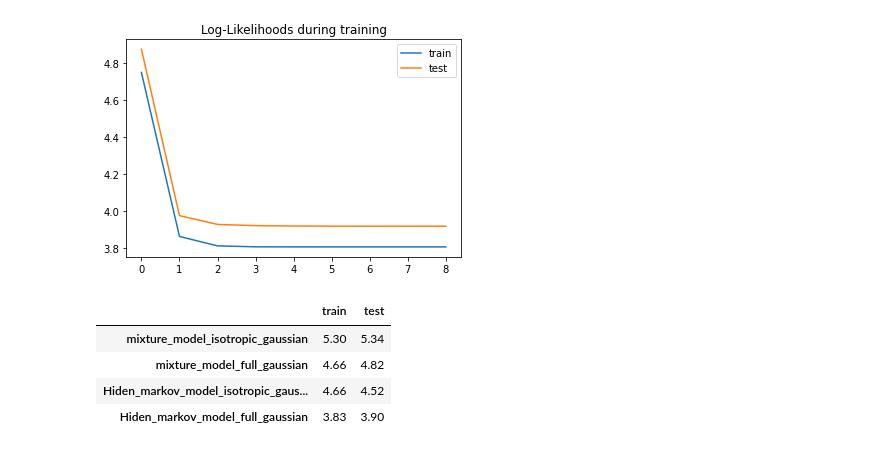
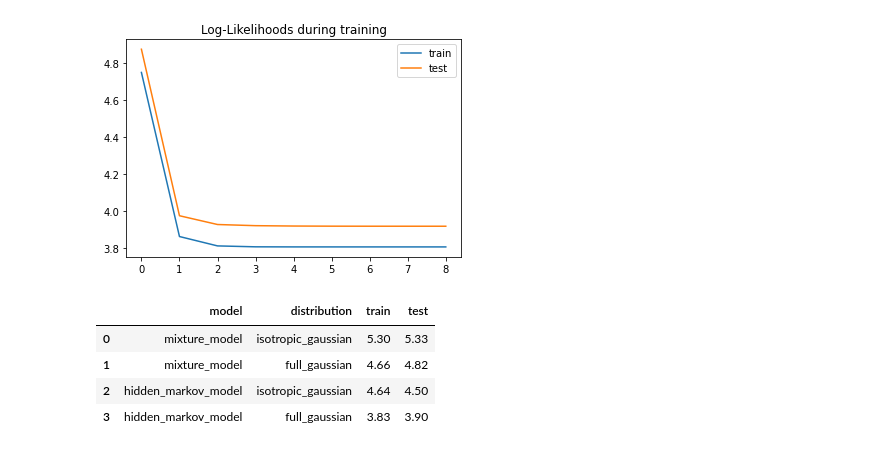
Before and after one commit to jgsimard/pgm, a Jupyter notebook: notebooks/hidden_markov_model.ipynb, the cells around one changed output. Cells and saved outputs as stored; diff of their text form; code cells hidden in the pictures.

Commit message:
use partial function & correct kmeans ++

```diff
--- a/notebooks/hidden_markov_model.ipynb
+++ b/notebooks/hidden_markov_model.ipynb
@@ -62,30 +62,39 @@ plt.show()
 [figure]
 # %%
 from src.distributions import GaussianDistribution
+from functools import partial
 
-def get_error(models):
+def get_mll(models):
     data=[]
-    for model_name, model in models.items():
-        model.initialize(x_train)
-        model.train(x_train)
-        data.append([model.normalized_negative_marginal_log_likelihood(x_train).item(),
-                     model.normalized_negative_marginal_log_likelihood(x_test).item()])
-    row_names = [m for m in models]
-    column_names=["train", "test"]
-    return data, row_names, column_names
+    for model_name, model_dict in models.items():
+        for distribution, model in model_dict.items():
+            model.initialize(x_train)
+            model.train(x_train)
+            data.append([model_name,
+                         distribution,
+                         model.normalized_negative_marginal_log_likelihood(x_train).item(),
+                         model.normalized_negative_marginal_log_likelihood(x_test).item()])
+    column_names=["model", "distribution", "train", "test"]
+    return data, column_names
 
-isotropic_gaussian = lambda k,d: GaussianDistribution(k,d, covariance_type='isotropic')
+
+isotropic_gaussian = partial(GaussianDistribution, covariance_type='isotropic')
 models = {
-    "mixture_model_isotropic_gaussian": MixtureModel(4, distribution_type=isotropic_gaussian),
-    "mixture_model_full_gaussian":  MixtureModel(4),
-    "hidden_markov_model_isotropic_gaussian": HiddenMarkovModel(k=4, distribution_type=isotropic_gaussian),
-    "hidden_markov_model_full_gaussian": HiddenMarkovModel(k=4)
+    "mixture_model":{
+        "isotropic_gaussian":MixtureModel(4, distribution_type=isotropic_gaussian),
+        "full_gaussian":MixtureModel(4),
+    },
+    "hidden_markov_model":{
+        "isotropic_gaussian":HiddenMarkovModel(4, distribution_type=isotropic_gaussian),
+        "full_gaussian":HiddenMarkovModel(4),
+    }
 }
-data, row_names, column_names = get_error(models)
-pd.DataFrame(data, index=row_names, columns=column_names).round(2)
+
+data, column_names = get_mll(models)
+pd.DataFrame(data, columns=column_names).round(2)
 # %% [output]
-|  | train | test |
-| mixture_model_isotropic_gaussian | 5.30 | 5.34 |
-| mixture_model_full_gaussian | 4.66 | 4.82 |
-| Hiden_markov_model_isotropic_gaus... | 4.66 | 4.52 |
-| Hiden_markov_model_full_gaussian | 3.83 | 3.90 |
+|  | model | distribution | train | test |
+| 0 | mixture_model | isotropic_gaussian | 5.30 | 5.33 |
+| 1 | mixture_model | full_gaussian | 4.66 | 4.82 |
+| 2 | hidden_markov_model | isotropic_gaussian | 4.64 | 4.50 |
+| 3 | hidden_markov_model | full_gaussian | 3.83 | 3.90 |
```
Also changed, not shown: parts of 1 cell of this notebook, 4 other files.
